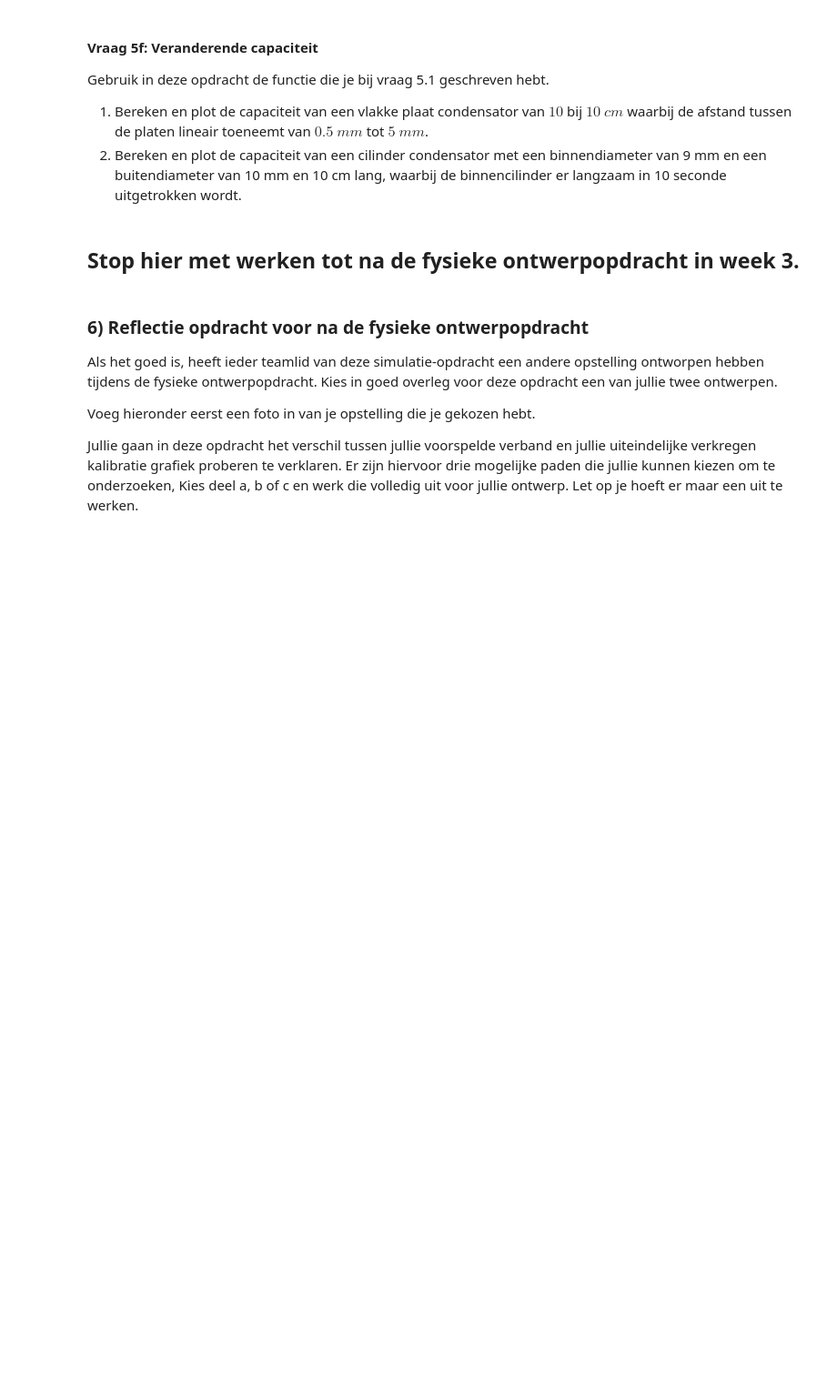
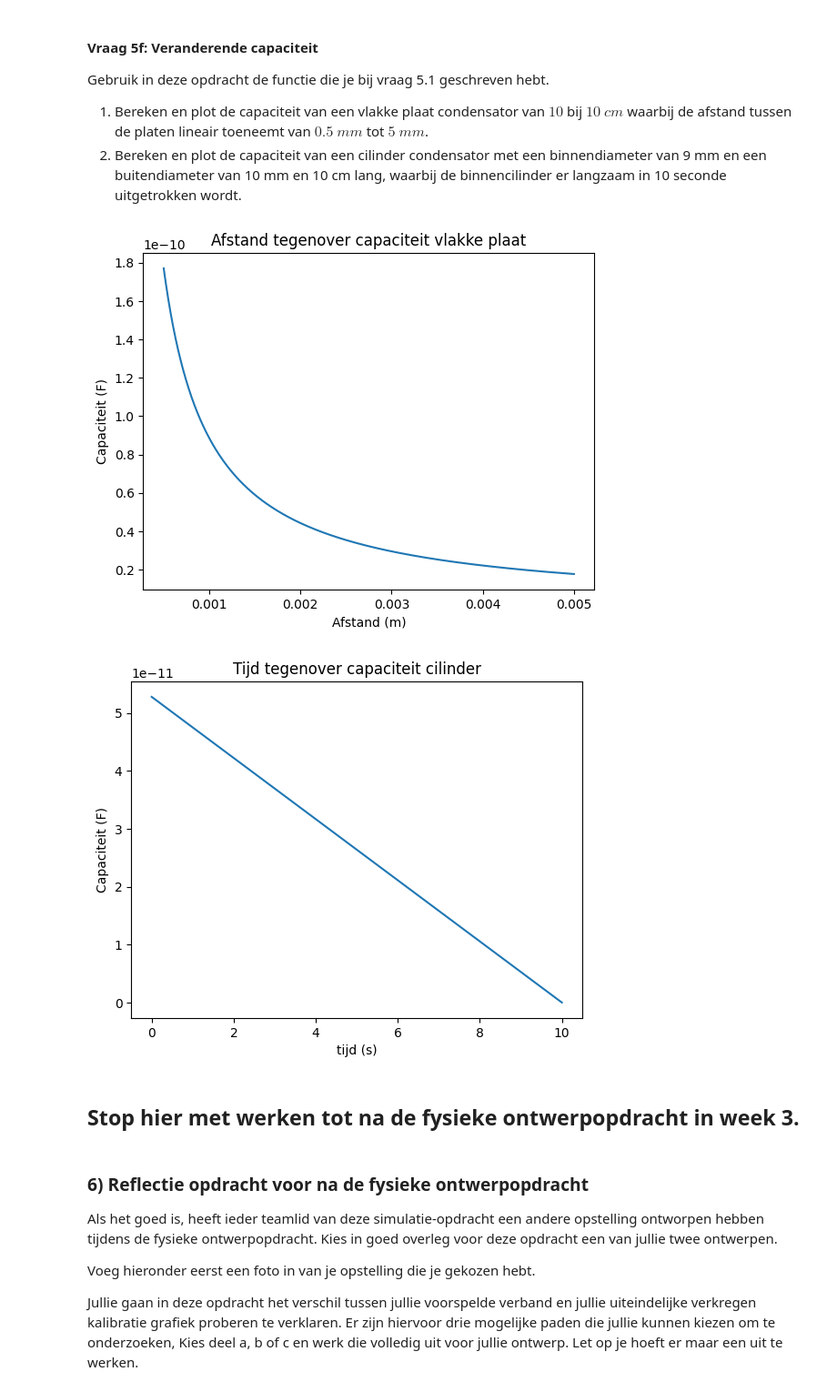
Before and after one commit to T-L-cc/opdrachten-DEF-D, a Jupyter notebook: DigitaleOntwerpopdrachten/1CondensatorOpdracht/CondensatorOntwerpopdracht.ipynb, the cells around one changed output. Shown at 91% size. Cells and saved outputs as stored; diff of their text form; code cells hidden in the pictures; blank space fills up the shorter version.

```diff
--- a/DigitaleOntwerpopdrachten/1CondensatorOpdracht/CondensatorOntwerpopdracht.ipynb
+++ b/DigitaleOntwerpopdrachten/1CondensatorOpdracht/CondensatorOntwerpopdracht.ipynb
@@ -523,12 +529,12 @@ In deze vraag zullen we kijken naar de ideale vlakke plaat condensator. Als de a
 3. Vind de formule voor de capaciteit van een cilinder condensator onder de aanname dat de afstand tussen de binnen en buiten wand klein is.
 4. Schrijf een python functie die de relevante parameters als input neemt en de capaciteit van een cilinder condensator als output heeft.
 # %%
-def vlakkeplaat(relevante_parameters):
-    C = None
+def vlakkeplaat(epsilonr,A, d): #A = oppervlakte, d is afstand tussen platen
+    C = (epsilon0*epsilonr * A) / d
     return C
 
-def cilinder(relevante_parameters):
-    C = None
+def cilinder(epsilonr,L,a,b): #L = lengte, a is binnenstraal, b is buitenstraal
+    C = (2*np.pi*epsilon0*epsilonr*L)/(np.log(b/a))
     return  C
 # %% [markdown]
 #### Vraag 5b: Capaciteit van enkele simpele condensatoren
@@ -603,9 +642,32 @@ Gebruik in deze opdracht de functie die je bij vraag 5.1 geschreven hebt.
 1. Bereken en plot de capaciteit van een vlakke plaat condensator van $10$ bij $10$ $cm$ waarbij de afstand tussen de platen lineair toeneemt van $0.5$ $mm$ tot $5$ $mm$.
 2. Bereken en plot de capaciteit van een cilinder condensator met een binnendiameter van 9 mm en een buitendiameter van 10 mm en 10 cm lang, waarbij de binnencilinder er langzaam in 10 seconde uitgetrokken wordt.
 # %%
-###
-###Jouw code hier###
-###
+afstand = np.linspace(0.5e-3,5e-3,1000)
+plt.figure()
+plt.plot(afstand,vlakkeplaat(1,0.01,afstand))
+plt.xlabel('Afstand (m)')
+plt.ylabel('Capaciteit (F)')
+plt.title('Afstand tegenover capaciteit vlakke plaat')
+plt.show
+
+s=0.1 #m
+t =10 #s
+v=s/t #m/s
+
+def lengte(l_0,v,t): #lengte van de cilinder
+    return l_0-v*t
+
+tijd=np.linspace(0,10,1000)
+
+plt.figure()
+plt.plot(tijd,cilinder(1,lengte(0.1,v,tijd),4.5e-3,5e-3))
+plt.xlabel('tijd (s)')
+plt.ylabel('Capaciteit (F)')
+plt.title('Tijd tegenover capaciteit cilinder')
+plt.show()
+# %% [output]
+[figure, added]
+[figure, added]
 # %% [markdown]
 ## Stop hier met werken tot na de fysieke ontwerpopdracht in week 3.
 # %% [markdown]
```
Also changed, not shown: parts of 6 cells of this notebook.
